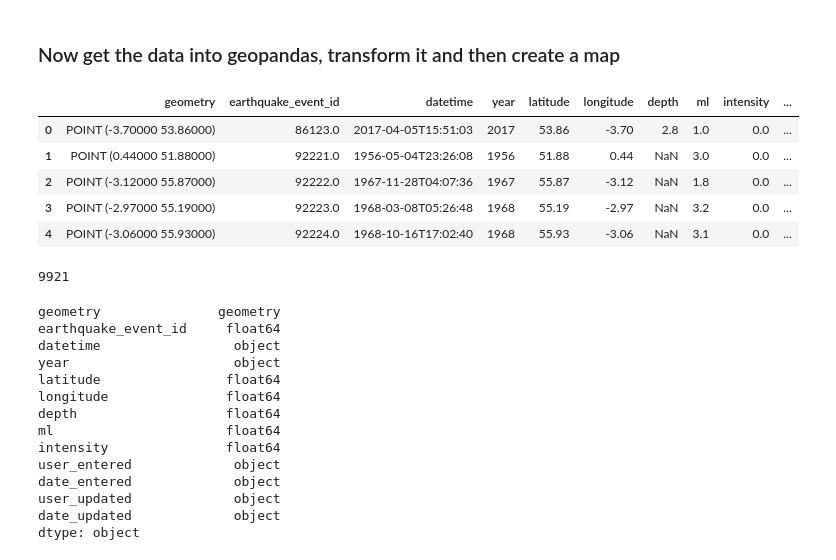
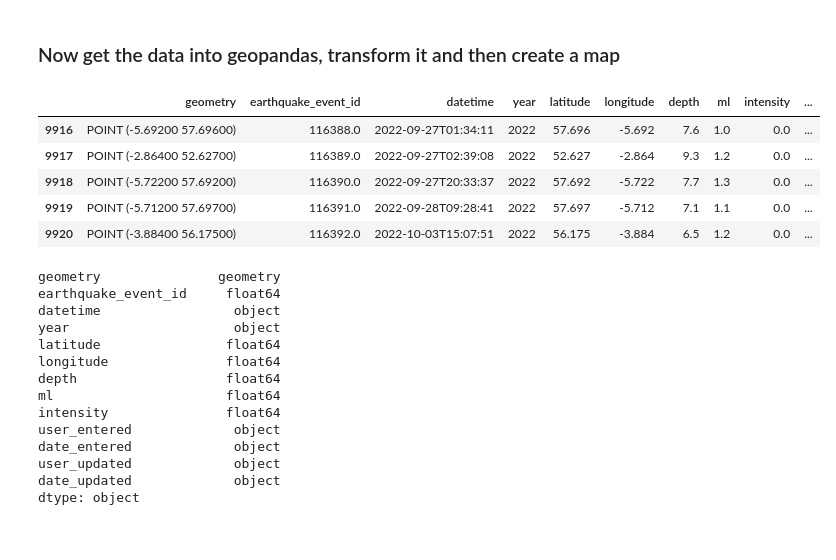
Before and after one commit to BritishGeologicalSurvey/BGS-API-Documentation, a Jupyter notebook: notebooks/cql-demo.ipynb, the cells around one changed output. Saved outputs shown, nothing was run; the diff lists cells and outputs as text; code cells hidden in the pictures.

Commit message:
Get all data in batches

```diff
--- a/notebooks/cql-demo.ipynb
+++ b/notebooks/cql-demo.ipynb
@@ -66,19 +61,40 @@ data = response.json()
-# %%
-# Get GeoJSON into GeoPandas
-earthquakes = gpd.GeoDataFrame.from_features(data['features'])
-earthquakes = earthquakes.set_geometry('geometry')
-earthquakes.head()
-# %% [output]
-|  | geometry | earthquake_event_id | datetime | year | latitude | longitude | depth | ml | intensity | ... |
-| 0 | POINT (-3.70000 53.86000) | 86123.0 | 2017-04-05T15:51:03 | 2017 | 53.86 | -3.70 | 2.8 | 1.0 | 0.0 | ... |
-| 1 | POINT (0.44000 51.88000) | 92221.0 | 1956-05-04T23:26:08 | 1956 | 51.88 | 0.44 | NaN | 3.0 | 0.0 | ... |
-| 2 | POINT (-3.12000 55.87000) | 92222.0 | 1967-11-28T04:07:36 | 1967 | 55.87 | -3.12 | NaN | 1.8 | 0.0 | ... |
-| 3 | POINT (-2.97000 55.19000) | 92223.0 | 1968-03-08T05:26:48 | 1968 | 55.19 | -2.97 | NaN | 3.2 | 0.0 | ... |
-| 4 | POINT (-3.06000 55.93000) | 92224.0 | 1968-10-16T17:02:40 | 1968 | 55.93 | -3.06 | NaN | 3.1 | 0.0 | ... |
-# %%
-earthquakes['earthquake_event_id'].size
-# %% [output]
-9921
+# %%
+# Get all the data in batches of 'limit'.
+# This is a bit ugly, there may be a neater way.
+earthquake_list = []
+offset = 0
+limit = 500
+params = {'f': 'json', 'offset': offset, 'limit': limit}
+response = requests.get('https://ogcapi.bgs.ac.uk/collections/recentearthquakes/items', params=params)
+data = response.json()
+while len(data['features']) == limit:
+    # Get JSON into GeoPandas
+    earthquake_list.append(gpd.GeoDataFrame.from_features(data['features']))
+    # Get the next batch
+    offset += limit
+    params = {'f': 'json', 'offset': offset, 'limit': limit}
+    response = requests.get('https://ogcapi.bgs.ac.uk/collections/recentearthquakes/items', params=params)
+    data = response.json()
+
+# Add the final batch if not empty
+if len(data['features']) > 0:
+    earthquake_list.append(gpd.GeoDataFrame.from_features(data['features']))
+
+# Concatenate dataframes into one
+earthquakes = pd.concat(
+    earthquake_list,
+    ignore_index=True,
+)
+# Set geometry
+earthquakes = earthquakes.set_geometry('geometry')
+earthquakes.tail()
+# %% [output]
+|  | geometry | earthquake_event_id | datetime | year | latitude | longitude | depth | ml | intensity | ... |
+| 9916 | POINT (-5.69200 57.69600) | 116388.0 | 2022-09-27T01:34:11 | 2022 | 57.696 | -5.692 | 7.6 | 1.0 | 0.0 | ... |
+| 9917 | POINT (-2.86400 52.62700) | 116389.0 | 2022-09-27T02:39:08 | 2022 | 52.627 | -2.864 | 9.3 | 1.2 | 0.0 | ... |
+| 9918 | POINT (-5.72200 57.69200) | 116390.0 | 2022-09-27T20:33:37 | 2022 | 57.692 | -5.722 | 7.7 | 1.3 | 0.0 | ... |
+| 9919 | POINT (-5.71200 57.69700) | 116391.0 | 2022-09-28T09:28:41 | 2022 | 57.697 | -5.712 | 7.1 | 1.1 | 0.0 | ... |
+| 9920 | POINT (-3.88400 56.17500) | 116392.0 | 2022-10-03T15:07:51 | 2022 | 56.175 | -3.884 | 6.5 | 1.2 | 0.0 | ... |
 # %%
 earthquakes.dtypes
 # %% [output]
```
Also changed, not shown: parts of 1 cell of this notebook.
